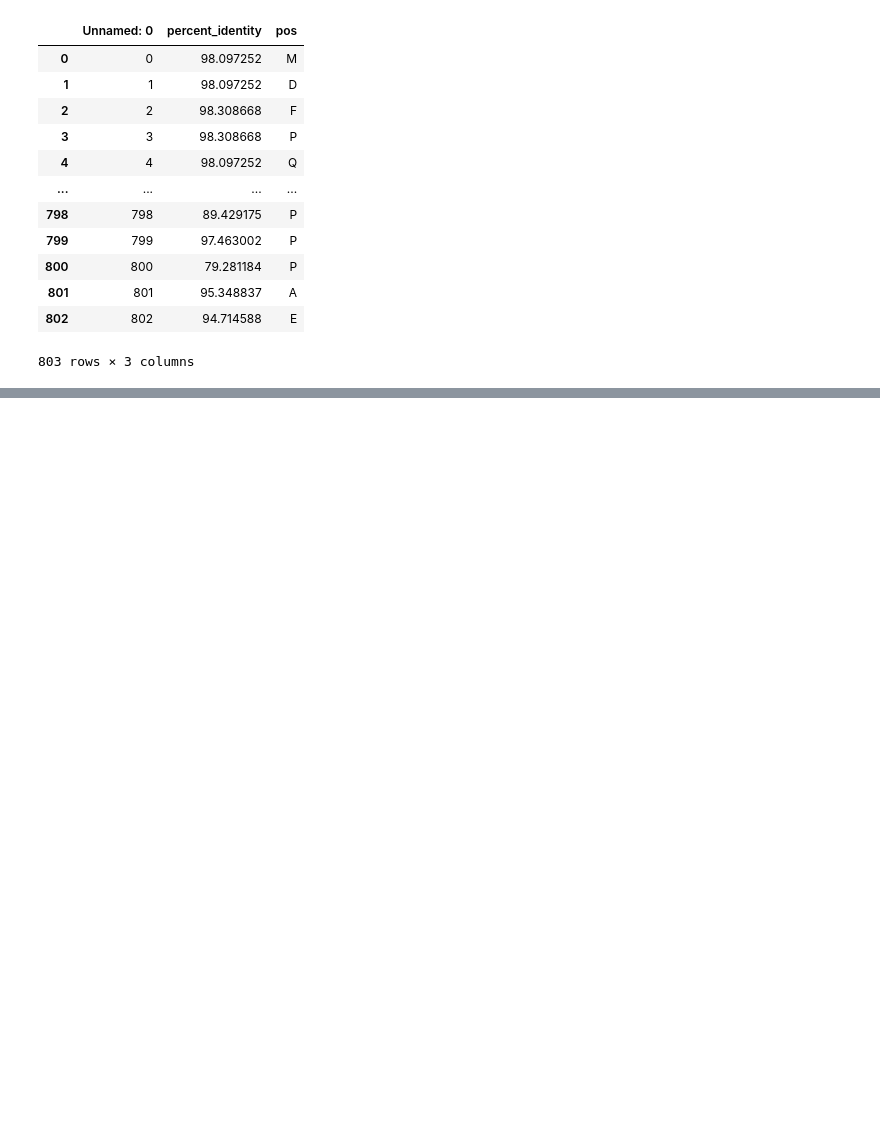
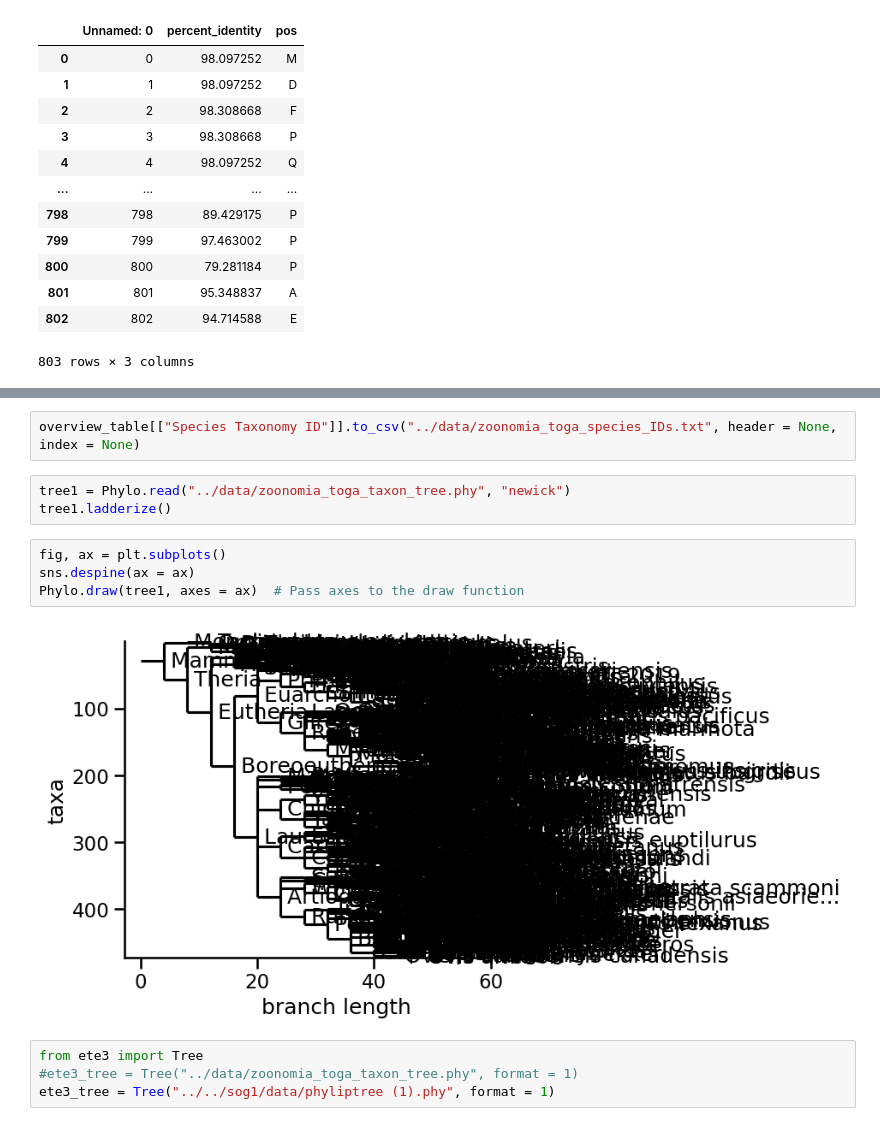
Before and after one commit to sanjanakotha/SFARI, a Jupyter notebook: notebooks/Zoonomia Diversity.ipynb, the cells around one changed output, grey strips where cells are left out. Cells and saved outputs as stored; diff of their text form; blank space fills up the shorter version.

```diff
--- a/notebooks/Zoonomia Diversity.ipynb
+++ b/notebooks/Zoonomia Diversity.ipynb
@@ -219,0 +241,15 @@ pd.read_csv("../data/zoonomia_toga_mca_all_TFs/prot_alignment_percent_identities
+# %%
+overview_table[["Species Taxonomy ID"]].to_csv("../data/zoonomia_toga_species_IDs.txt", header = None, index = None)
+# %%
+tree1 = Phylo.read("../data/zoonomia_toga_taxon_tree.phy", "newick")
+tree1.ladderize()
+# %%
+fig, ax = plt.subplots()
+sns.despine(ax = ax)
+Phylo.draw(tree1, axes = ax)  # Pass axes to the draw function
+# %% [output]
+[figure, added]
+# %%
+from ete3 import Tree
+#ete3_tree = Tree("../data/zoonomia_toga_taxon_tree.phy", format = 1)
+ete3_tree = Tree("../../sog1/data/phyliptree (1).phy", format = 1)
```
Also changed, not shown: parts of 7 cells of this notebook, 3 other files.
